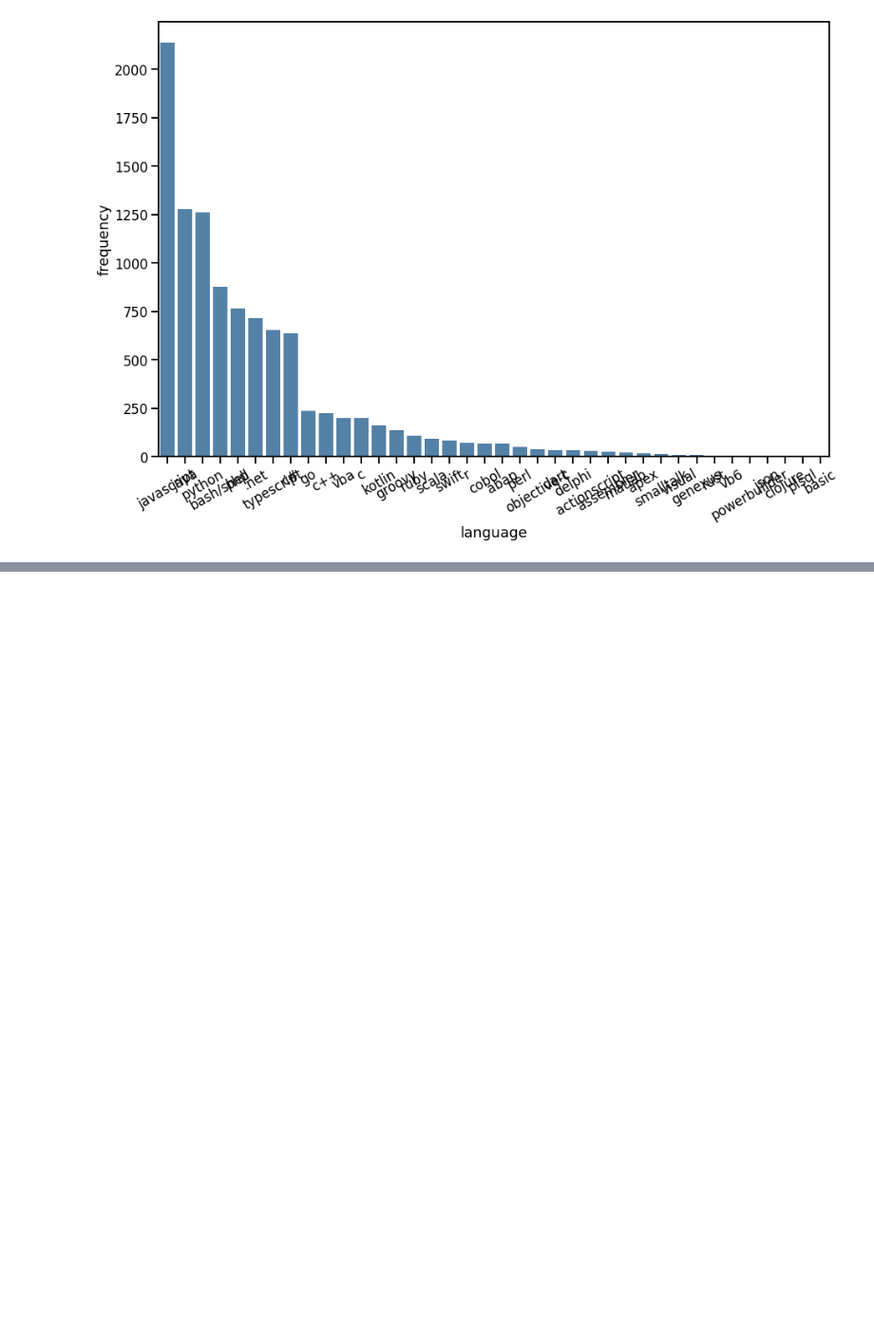
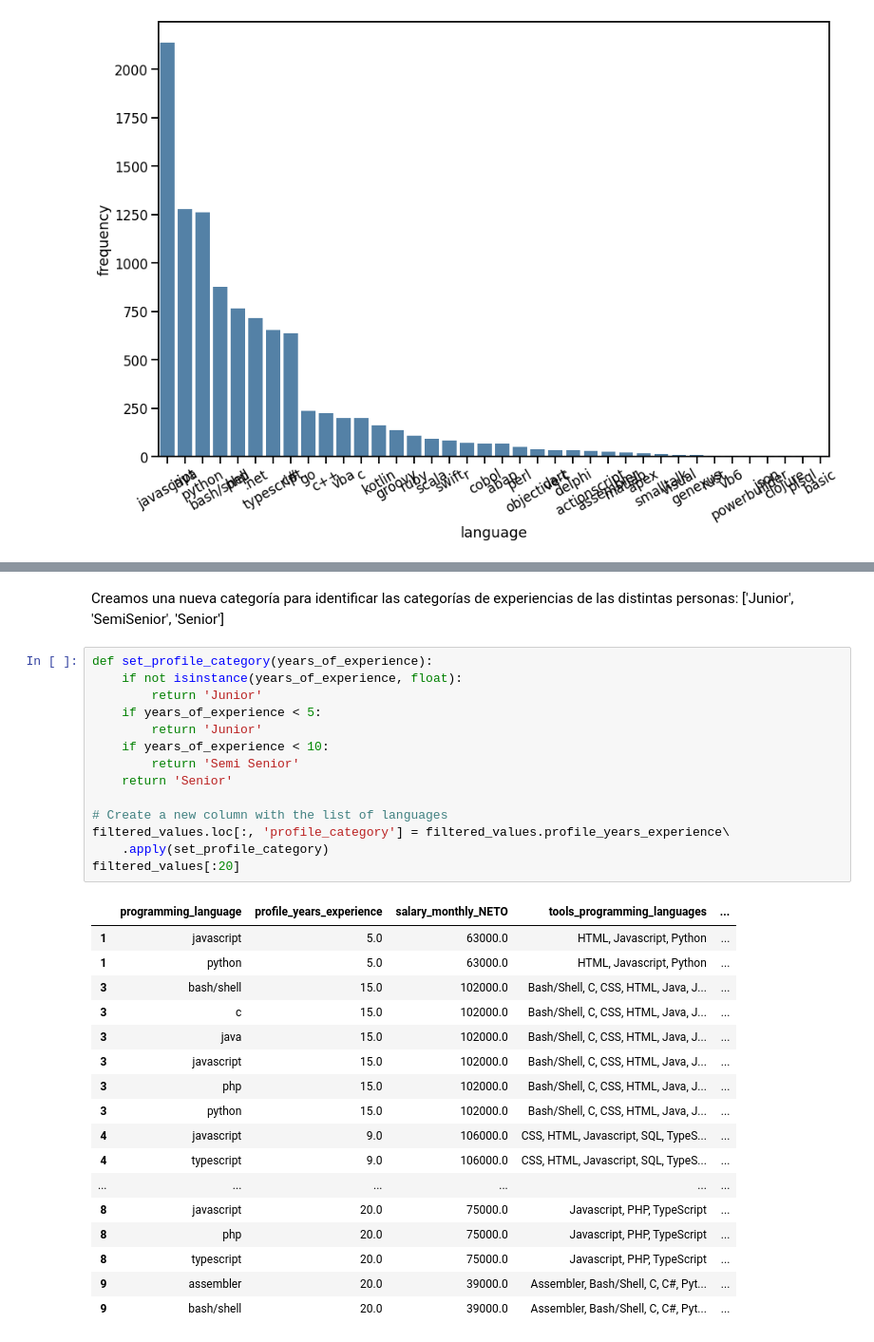
Before and after one commit to DiploDatosGrupo14/AnalisisyVisualizacion, a Jupyter notebook: Ejercicio 1.ipynb, the cells around one changed output, grey strips where cells are left out. Shown: that part at 95% size. Saved outputs shown, nothing was run; the diff lists cells and outputs as text; blank space fills up the shorter version.

```diff
--- a/Ejercicio 1.ipynb
+++ b/Ejercicio 1.ipynb
@@ -253,0 +285,34 @@ plt.xticks(rotation=30)
+# %% [markdown]
+Creamos una nueva categoría para identificar las categorías de experiencias de las distintas personas: ['Junior', 'SemiSenior', 'Senior']
+# %%
+def set_profile_category(years_of_experience):
+    if not isinstance(years_of_experience, float):
+        return 'Junior'
+    if years_of_experience < 5:
+        return 'Junior'
+    if years_of_experience < 10:
+        return 'Semi Senior'
+    return 'Senior'
+
+# Create a new column with the list of languages
+filtered_values.loc[:, 'profile_category'] = filtered_values.profile_years_experience\
+    .apply(set_profile_category)
+filtered_values[:20]
+# %% [output]
+|  | programming_language | profile_years_experience | salary_monthly_NETO | tools_programming_languages | ... |
+| 1 | javascript | 5.0 | 63000.0 | HTML, Javascript, Python | ... |
+| 1 | python | 5.0 | 63000.0 | HTML, Javascript, Python | ... |
+| 3 | bash/shell | 15.0 | 102000.0 | Bash/Shell, C, CSS, HTML, Java, J... | ... |
+| 3 | c | 15.0 | 102000.0 | Bash/Shell, C, CSS, HTML, Java, J... | ... |
+| 3 | java | 15.0 | 102000.0 | Bash/Shell, C, CSS, HTML, Java, J... | ... |
+| 3 | javascript | 15.0 | 102000.0 | Bash/Shell, C, CSS, HTML, Java, J... | ... |
+| 3 | php | 15.0 | 102000.0 | Bash/Shell, C, CSS, HTML, Java, J... | ... |
+| 3 | python | 15.0 | 102000.0 | Bash/Shell, C, CSS, HTML, Java, J... | ... |
+| 4 | javascript | 9.0 | 106000.0 | CSS, HTML, Javascript, SQL, TypeS... | ... |
+| 4 | typescript | 9.0 | 106000.0 | CSS, HTML, Javascript, SQL, TypeS... | ... |
+| ... | ... | ... | ... | ... | ... |
+| 8 | javascript | 20.0 | 75000.0 | Javascript, PHP, TypeScript | ... |
+| 8 | php | 20.0 | 75000.0 | Javascript, PHP, TypeScript | ... |
+| 8 | typescript | 20.0 | 75000.0 | Javascript, PHP, TypeScript | ... |
+| 9 | assembler | 20.0 | 39000.0 | Assembler, Bash/Shell, C, C#, Pyt... | ... |
+| 9 | bash/shell | 20.0 | 39000.0 | Assembler, Bash/Shell, C, C#, Pyt... | ... |
```
Also changed, not shown: parts of 6 cells of this notebook.
